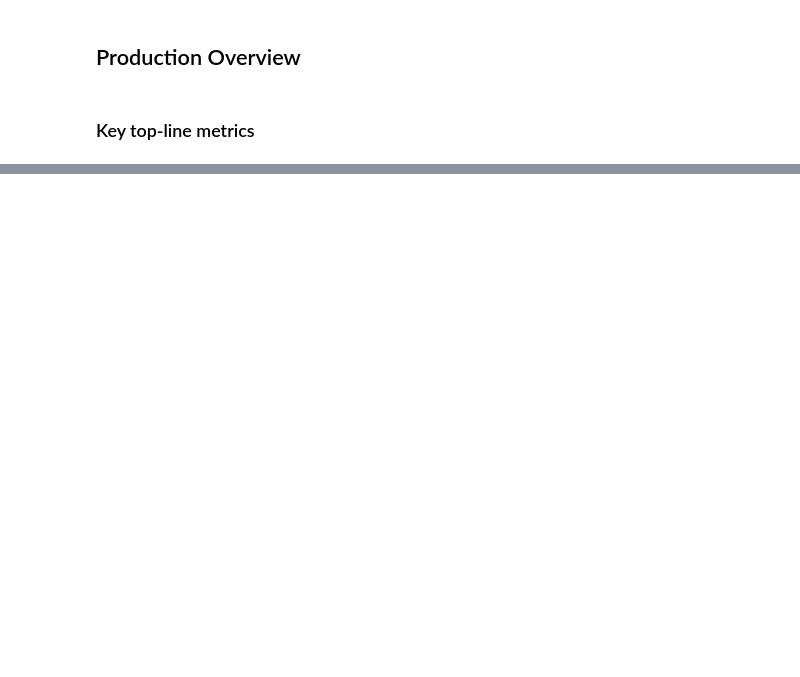
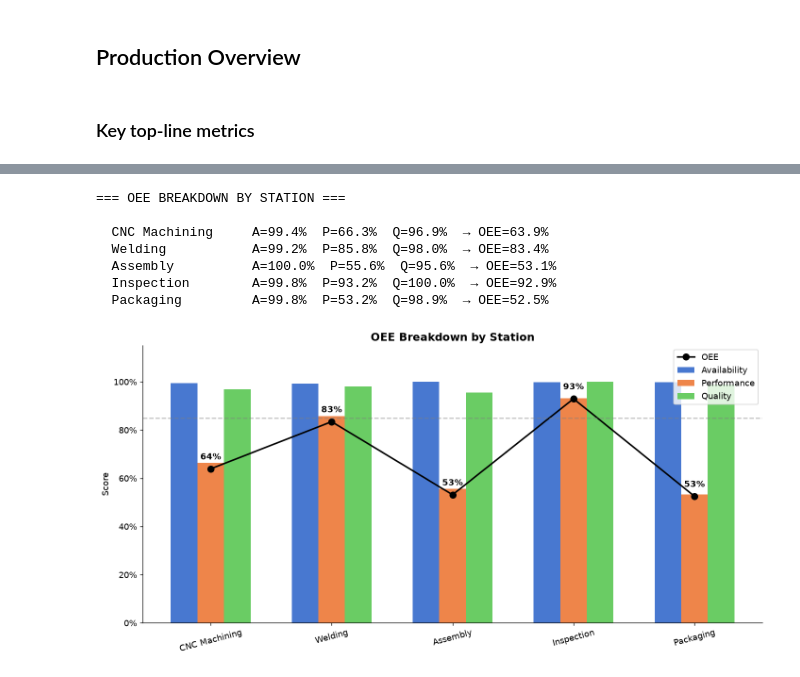
Before and after one commit to jtganem44/manufacturing-line-simulation, a Jupyter notebook: analysis/current_state_analysis_01.ipynb, the cells around one changed output, grey strips where cells are left out. Drawn from its saved outputs; the diff is of its cells as text; code cells hidden in the pictures; blank space fills up the shorter version.

```diff
--- a/analysis/current_state_analysis_01.ipynb
+++ b/analysis/current_state_analysis_01.ipynb
@@ -172,0 +226,79 @@ parts_wip = parts_entered - (parts_completed + parts_scrapped)
+# %%
+SIM_DAYS = 90
+TOTAL_SCHEDULED_MIN = SIM_DAYS * 24 * 60  # 3 shifts, no planned downtime
+
+oee_data = []
+
+for station_name, label in zip(STATION_ORDER, STATION_LABELS):
+    st_prod = prod[prod["station"] == station_name]
+    st_down = down[down["station"] == station_name]
+
+    # Get station config for ideal cycle time
+    ideal_ct = {"S1_CNC_Machining": 4.5, "S2_Welding": 3.0, "S3_Assembly": 6.0, "S4_Inspection": 3.5, "S5_Packaging": 2.0}
+    num_machines = {"S1_CNC_Machining": 2, "S2_Welding": 1, "S3_Assembly": 3, "S4_Inspection": 1, "S5_Packaging": 1}
+
+    # AVAILABILITY = (Scheduled - Downtime) / Scheduled
+    total_downtime = st_down["duration_min"].sum() if len(st_down) > 0 else 0
+    scheduled = TOTAL_SCHEDULED_MIN * num_machines[station_name]
+    availability = (scheduled - total_downtime) / scheduled
+
+    # PERFORMANCE = (Ideal Cycle Time × Parts Processed) / Operating Time
+    parts_processed = len(st_prod)
+    operating_time = scheduled - total_downtime
+    performance = (ideal_ct[station_name] * parts_processed) / operating_time
+    performance = min(performance, 1.0)  # Cap at 100%
+
+    # QUALITY = Good Parts / Total Parts
+    good_parts = len(st_prod[st_prod["status"] == "good"])
+    quality = good_parts / parts_processed if parts_processed > 0 else 0
+
+    oee = availability * performance * quality
+    oee_data.append({"station" : label, "availability" : availability, "performance" : performance, "quality" : quality, "oee" : oee, "downtime_hrs" : total_downtime / 60, "parts_processed" : parts_processed})
+
+oee_df = pd.DataFrame(oee_data)
+
+# Print OEE table
+print("=== OEE BREAKDOWN BY STATION ===\n")
+for _, row in oee_df.iterrows():
+    print(f"  {row['station']:<16s}  "
+          f"A={row['availability']:.1%}  "
+          f"P={row['performance']:.1%}  "
+          f"Q={row['quality']:.1%}  "
+          f"→ OEE={row['oee']:.1%}")
+
+# OEE waterfall chart
+fig, ax = plt.subplots(figsize=(12, 6))
+x = np.arange(len(oee_df))
+width = 0.22
+
+ax.bar(x - width, oee_df["availability"], width, label="Availability",
+       color=COLORS[0])
+ax.bar(x, oee_df["performance"], width, label="Performance",
+       color=COLORS[1])
+ax.bar(x + width, oee_df["quality"], width, label="Quality",
+       color=COLORS[2])
+
+# OEE line overlay
+ax.plot(x, oee_df["oee"], "ko-", markersize=8, linewidth=2, label="OEE")
+for i, val in enumerate(oee_df["oee"]):
+    ax.annotate(f"{val:.0%}", (i, val), textcoords="offset points",
+                xytext=(0, 12), ha="center", fontweight="bold")
+
+ax.set_xticks(x)
+ax.set_xticklabels(oee_df["station"], rotation=15)
+ax.set_ylim(0, 1.15)
+ax.yaxis.set_major_formatter(mticker.PercentFormatter(1.0))
+ax.set_ylabel("Score")
+ax.set_title("OEE Breakdown by Station")
+ax.legend(loc="upper right")
+ax.axhline(y=0.85, color="gray", linestyle="--", alpha=0.5, label="World-class (85%)")
+savefig("03_oee_by_station")
+# %% [output]
+=== OEE BREAKDOWN BY STATION ===
+
+  CNC Machining     A=99.4%  P=66.3%  Q=96.9%  → OEE=63.9%
+  Welding           A=99.2%  P=85.8%  Q=98.0%  → OEE=83.4%
+  Assembly          A=100.0%  P=55.6%  Q=95.6%  → OEE=53.1%
+  Inspection        A=99.8%  P=93.2%  Q=100.0%  → OEE=92.9%
+  Packaging         A=99.8%  P=53.2%  Q=98.9%  → OEE=52.5%
+[figure, added]
```
Also changed, not shown: parts of 37 cells of this notebook.
